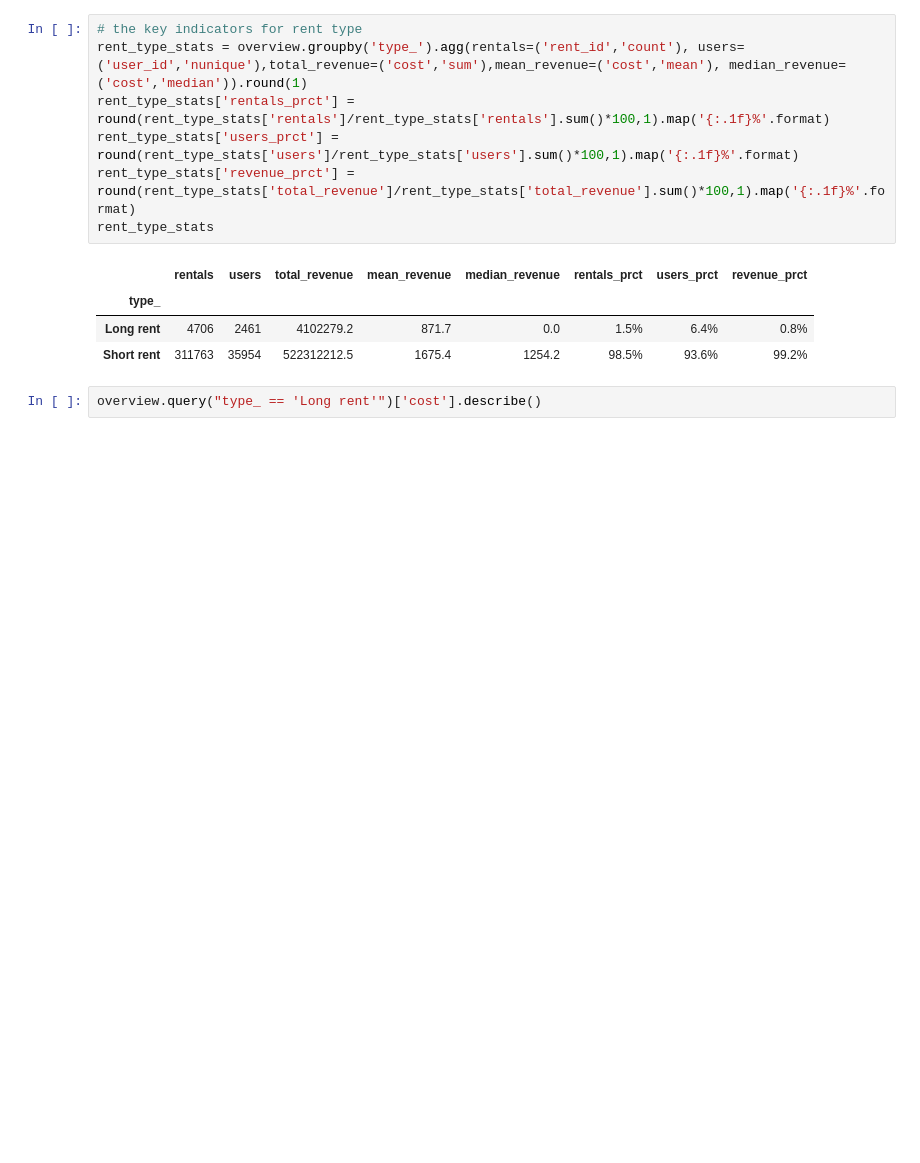
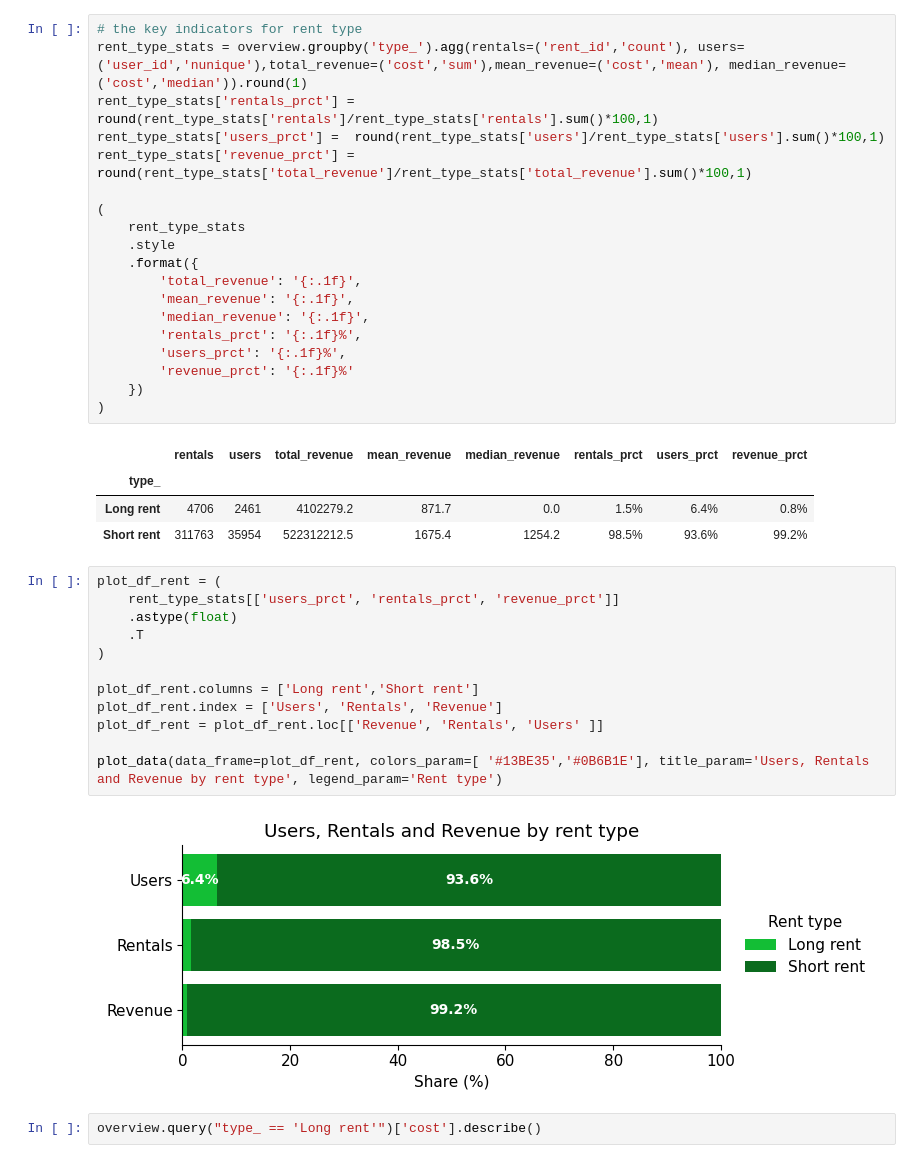
Before and after one commit to YuliaLoburets/A-B-test_project, a Jupyter notebook: A_B_Testing_project.ipynb, the cells around one changed output. Drawn from its saved outputs; the diff is of its cells as text; blank space fills up the shorter version.

```diff
--- a/A_B_Testing_project.ipynb
+++ b/A_B_Testing_project.ipynb
@@ -350,15 +428,41 @@ car_stats
 # %%
 # the key indicators for rent type
 rent_type_stats = overview.groupby('type_').agg(rentals=('rent_id','count'), users=('user_id','nunique'),total_revenue=('cost','sum'),mean_revenue=('cost','mean'), median_revenue=('cost','median')).round(1)
-rent_type_stats['rentals_prct'] =  round(rent_type_stats['rentals']/rent_type_stats['rentals'].sum()*100,1).map('{:.1f}%'.format)
-rent_type_stats['users_prct'] =  round(rent_type_stats['users']/rent_type_stats['users'].sum()*100,1).map('{:.1f}%'.format)
-rent_type_stats['revenue_prct'] =  round(rent_type_stats['total_revenue']/rent_type_stats['total_revenue'].sum()*100,1).map('{:.1f}%'.format)
-rent_type_stats
+rent_type_stats['rentals_prct'] =  round(rent_type_stats['rentals']/rent_type_stats['rentals'].sum()*100,1)
+rent_type_stats['users_prct'] =  round(rent_type_stats['users']/rent_type_stats['users'].sum()*100,1)
+rent_type_stats['revenue_prct'] =  round(rent_type_stats['total_revenue']/rent_type_stats['total_revenue'].sum()*100,1)
+
+(
+    rent_type_stats
+    .style
+    .format({
+        'total_revenue': '{:.1f}',
+        'mean_revenue': '{:.1f}',
+        'median_revenue': '{:.1f}',
+        'rentals_prct': '{:.1f}%',
+        'users_prct': '{:.1f}%',
+        'revenue_prct': '{:.1f}%'
+    })
+)
 # %% [output]
 |  | rentals | users | total_revenue | mean_revenue | median_revenue | rentals_prct | users_prct | revenue_prct |
 | type_ |  |  |  |  |  |  |  |  |
 | Long rent | 4706 | 2461 | 4102279.2 | 871.7 | 0.0 | 1.5% | 6.4% | 0.8% |
 | Short rent | 311763 | 35954 | 522312212.5 | 1675.4 | 1254.2 | 98.5% | 93.6% | 99.2% |
+# %%
+plot_df_rent = (
+    rent_type_stats[['users_prct', 'rentals_prct', 'revenue_prct']]
+    .astype(float)
+    .T
+)
+
+plot_df_rent.columns = ['Long rent','Short rent']
+plot_df_rent.index = ['Users', 'Rentals', 'Revenue']
+plot_df_rent = plot_df_rent.loc[['Revenue', 'Rentals', 'Users' ]]
+
+plot_data(data_frame=plot_df_rent, colors_param=[ '#13BE35','#0B6B1E'], title_param='Users, Rentals and Revenue by rent type', legend_param='Rent type')
+# %% [output]
+[figure, added]
 # %%
 overview.query("type_ == 'Long rent'")['cost'].describe()
 # %% [output]
```
Also changed, not shown: parts of 13 cells of this notebook.
